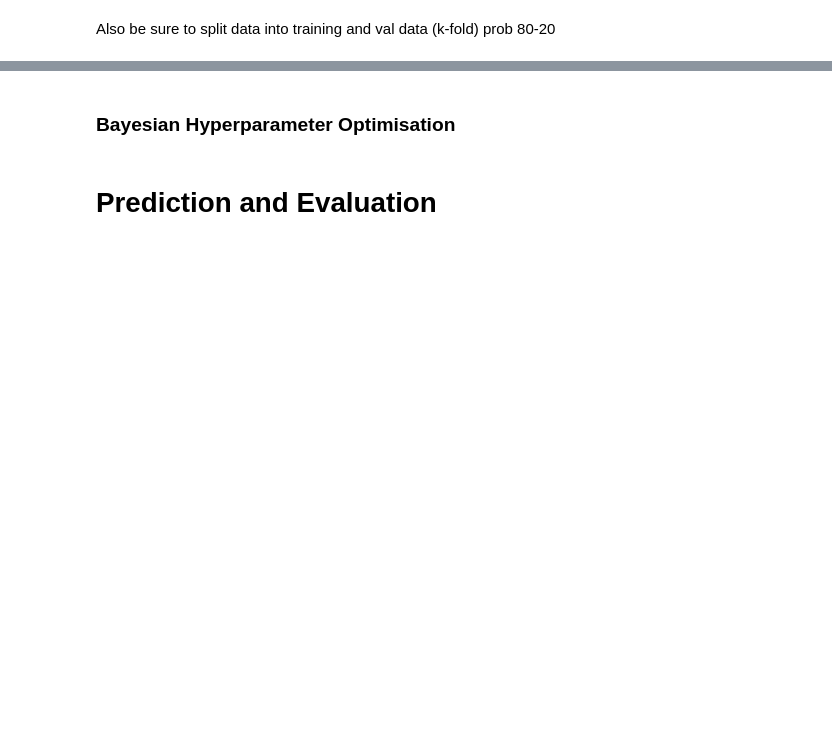
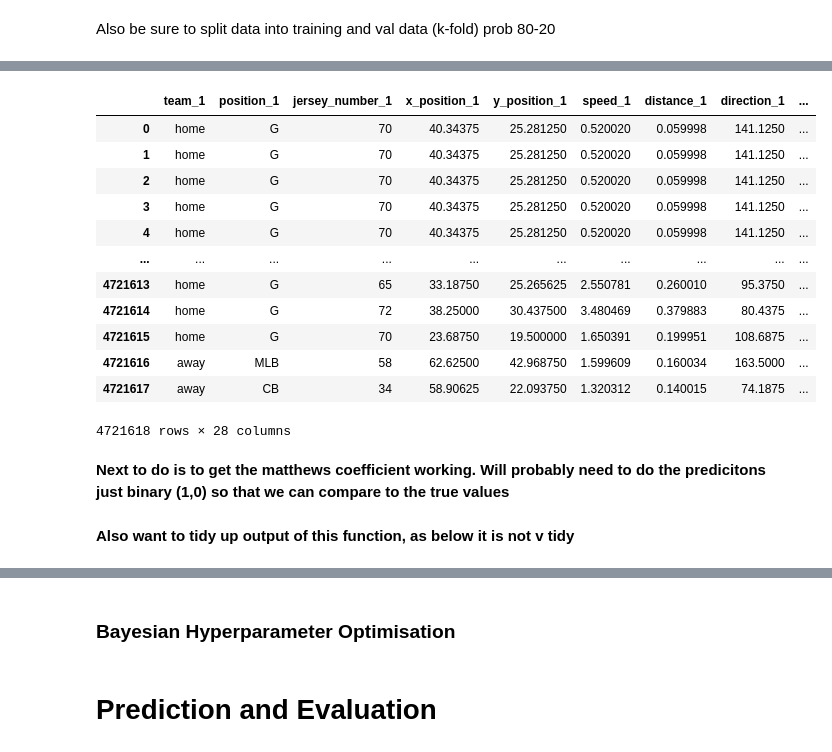
Before and after one commit to nicklambarth98/NFL_Contact_Detection, a Jupyter notebook: contact-detection-prediction-with-lgbm-and-bho.ipynb, the cells around one changed output, grey strips where cells are left out. Saved outputs shown, nothing was run; the diff lists cells and outputs as text; code cells hidden in the pictures; blank space fills up the shorter version.

Commit message:
Kaggle Notebook | Contact Detection Prediction with LGBM and BHO | Version 2

```diff
--- a/contact-detection-prediction-with-lgbm-and-bho.ipynb
+++ b/contact-detection-prediction-with-lgbm-and-bho.ipynb
@@ -235,0 +240,4 @@ gc.collect()
+# %%
+merge_train.loc[merge_train["nfl_player_id_2_x"] == "G", "Ground_Contact"] = 1
+merge_train.loc[merge_train["nfl_player_id_2_x"] != "G", "Ground_Contact"] = 0
+merge_train
@@ -235,0 +262,10 @@ gc.collect()
+# %%
+idx = merge_train["x_position_2"].notnull() #getting indices of colummns where x_position_2 is not null
+
+#pythagoras to work out the distance between the two players (a^2 + b^2 = c^2)
+distances = np.sqrt(np.square(merge_train.loc[idx, "x_position_1"] - merge_train.loc[idx, "x_position_2"])  #Difference in the X values (a^2)
+                      + np.square(merge_train.loc[idx, "y_position_1"] - merge_train.loc[idx, "y_position_2"]) #Difference in Y values  (b^2)
+                    )
+
+merge_train["distance"] = distances
+merge_train
@@ -235,0 +288,12 @@ gc.collect()
+# %%
+#relative speeds
+merge_train["speed_1/speed_2"]=merge_train["speed_1"]/merge_train["speed_2"]
+#merge_test["speed_1/speed_2"]=merge_test["speed_1"]/merge_test["speed_2"]
+merge_train["speed_1_speed_2"]=merge_train["speed_1"]+merge_train["speed_2"]
+#merge_test["speed_1_speed_2"]=merge_test["speed_1"]+merge_test["speed_2"]
+
+#relative directions
+merge_train["direction_1/direction_2"]=merge_train["direction_1"]/merge_train["direction_2"]
+#merge_test["direction_1/direction_2"]=merge_test["direction_1"]/merge_test["direction_2"]
+merge_train["direction_1_direction_2"]=merge_train["direction_1"]+merge_train["direction_2"]
+#merge_test["direction_1_direction_2"]=merge_test["direction_1"]+merge_test["direction_2"]
@@ -239,0 +323,25 @@ Also be sure to split data into training and val data (k-fold) prob 80-20
+# %%
+Y_train = merge_train["contact_x"]
+X_train = merge_train[['team_1','position_1', 'jersey_number_1', 'x_position_1', 'y_position_1',
+                           'speed_1', 'distance_1', 'direction_1', 'orientation_1','acceleration_1', 'sa_1',
+                            'team_2', 'position_2', 'jersey_number_2', 'x_position_2', 'y_position_2',
+                            'speed_2', 'distance_2', 'direction_2', 'orientation_2','acceleration_2',
+                            'sa_2', 'Ground_Contact', 'distance','speed_1/speed_2', 'speed_1_speed_2',
+                            'direction_1/direction_2','direction_1_direction_2']]
+X_train
+# %% [output]
+|  | team_1 | position_1 | jersey_number_1 | x_position_1 | y_position_1 | speed_1 | distance_1 | direction_1 | ... |
+| 0 | home | G | 70 | 40.34375 | 25.281250 | 0.520020 | 0.059998 | 141.1250 | ... |
+| 1 | home | G | 70 | 40.34375 | 25.281250 | 0.520020 | 0.059998 | 141.1250 | ... |
+| 2 | home | G | 70 | 40.34375 | 25.281250 | 0.520020 | 0.059998 | 141.1250 | ... |
+| 3 | home | G | 70 | 40.34375 | 25.281250 | 0.520020 | 0.059998 | 141.1250 | ... |
+| 4 | home | G | 70 | 40.34375 | 25.281250 | 0.520020 | 0.059998 | 141.1250 | ... |
+| ... | ... | ... | ... | ... | ... | ... | ... | ... | ... |
+| 4721613 | home | G | 65 | 33.18750 | 25.265625 | 2.550781 | 0.260010 | 95.3750 | ... |
+| 4721614 | home | G | 72 | 38.25000 | 30.437500 | 3.480469 | 0.379883 | 80.4375 | ... |
+| 4721615 | home | G | 70 | 23.68750 | 19.500000 | 1.650391 | 0.199951 | 108.6875 | ... |
+| 4721616 | away | MLB | 58 | 62.62500 | 42.968750 | 1.599609 | 0.160034 | 163.5000 | ... |
+| 4721617 | away | CB | 34 | 58.90625 | 22.093750 | 1.320312 | 0.140015 | 74.1875 | ... |
+4721618 rows × 28 columns
+# %% [markdown]
+**Next to do is to get the matthews coefficient working. Will probably need to do the predicitons just binary (1,0) so that we can compare to the true values**
@@ -239,0 +384,2 @@ Also be sure to split data into training and val data (k-fold) prob 80-20
+# %% [markdown]
+**Also want to tidy up output of this function, as below it is not v tidy**
```
Also changed, not shown: parts of 17 cells of this notebook.
